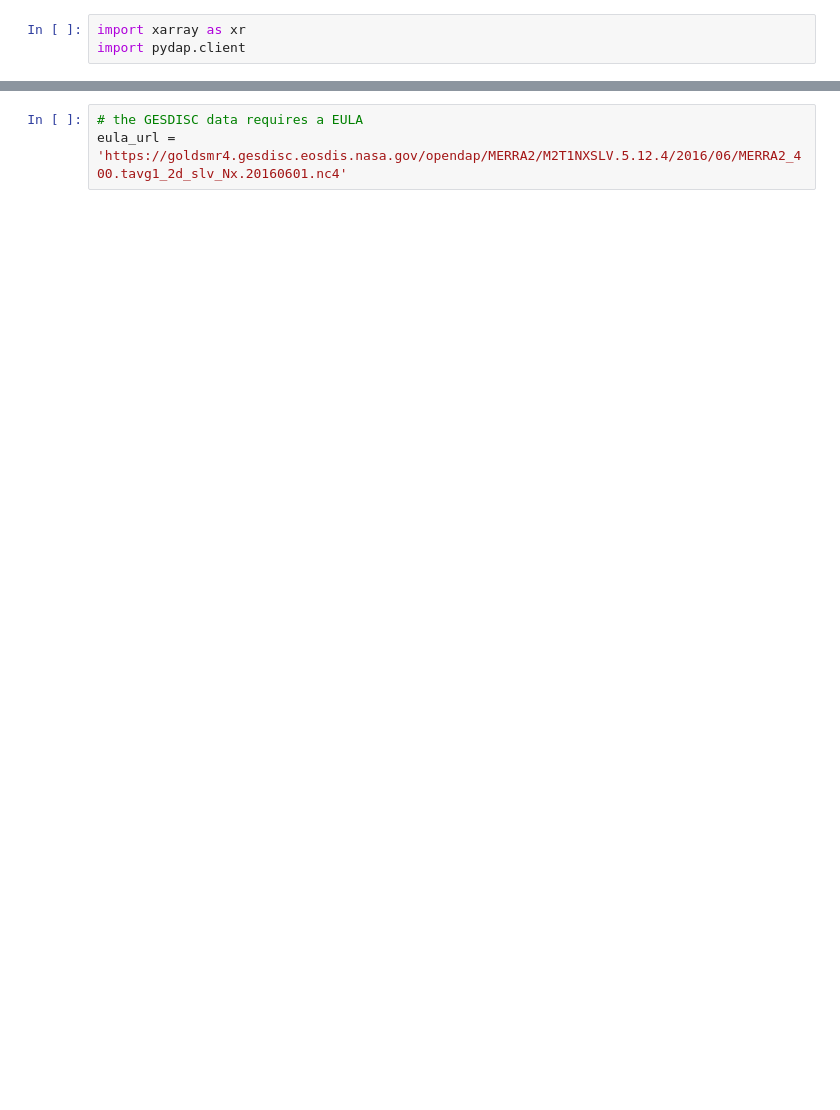
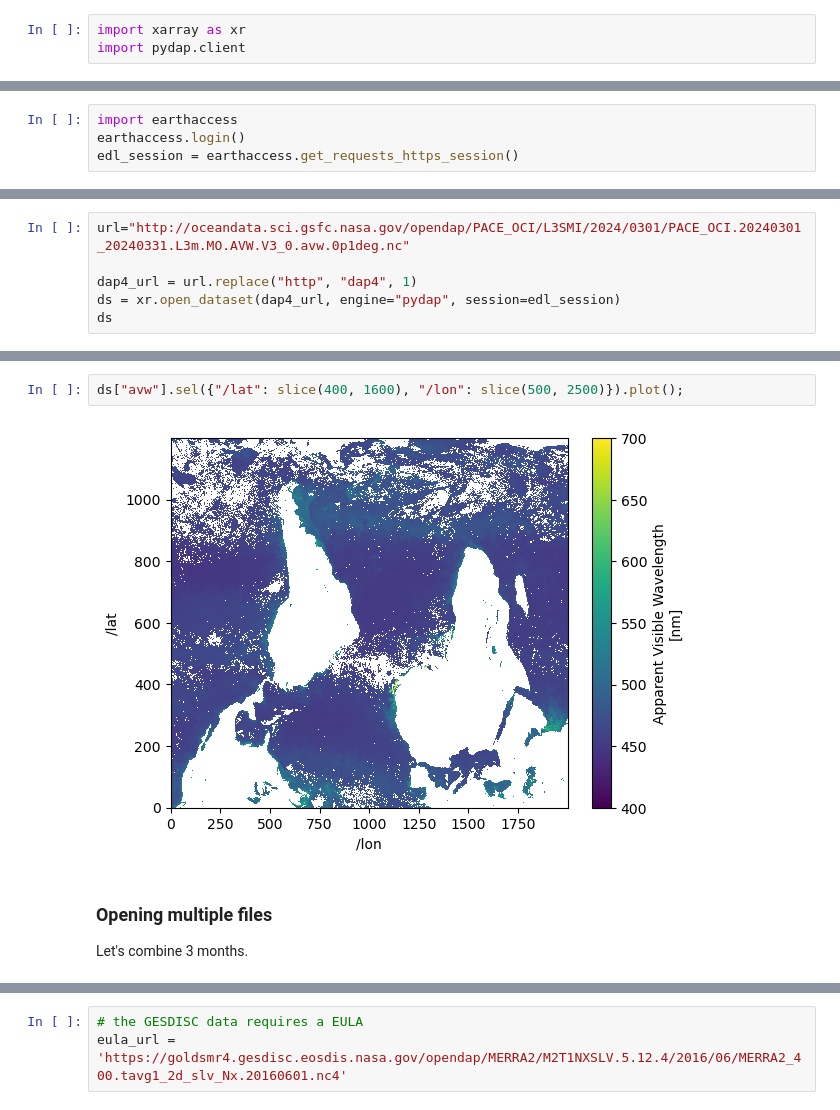
Before and after one commit to nmfs-opensci/NMFSHackDays-2025, a Jupyter notebook: topics-2025/2025-opendap/3-nasa.ipynb, the cells around one changed output, grey strips where cells are left out. Saved outputs shown, nothing was run; the diff lists cells and outputs as text; blank space fills up the shorter version.

Commit message:
update opendap section

```diff
--- a/topics-2025/2025-opendap/3-nasa.ipynb
+++ b/topics-2025/2025-opendap/3-nasa.ipynb
@@ -107,0 +54,4 @@ Wall time: 1.55 ms
+# %%
+import earthaccess
+earthaccess.login()
+edl_session = earthaccess.get_requests_https_session()
@@ -107,0 +73,6 @@ Wall time: 1.55 ms
+# %%
+url="http://oceandata.sci.gsfc.nasa.gov/opendap/PACE_OCI/L3SMI/2024/0301/PACE_OCI.20240301_20240331.L3m.MO.AVW.V3_0.avw.0p1deg.nc"
+
+dap4_url = url.replace("http", "dap4", 1)
+ds = xr.open_dataset(dap4_url, engine="pydap", session=edl_session)
+ds
@@ -107,0 +101,8 @@ Wall time: 1.55 ms
+# %%
+ds["avw"].sel({"/lat": slice(400, 1600), "/lon": slice(500, 2500)}).plot();
+# %% [output]
+[figure, added]
+# %% [markdown]
+### Opening multiple files
+
+Let's combine 3 months.
```
Also changed, not shown: parts of 64 cells of this notebook, 59 other files.
